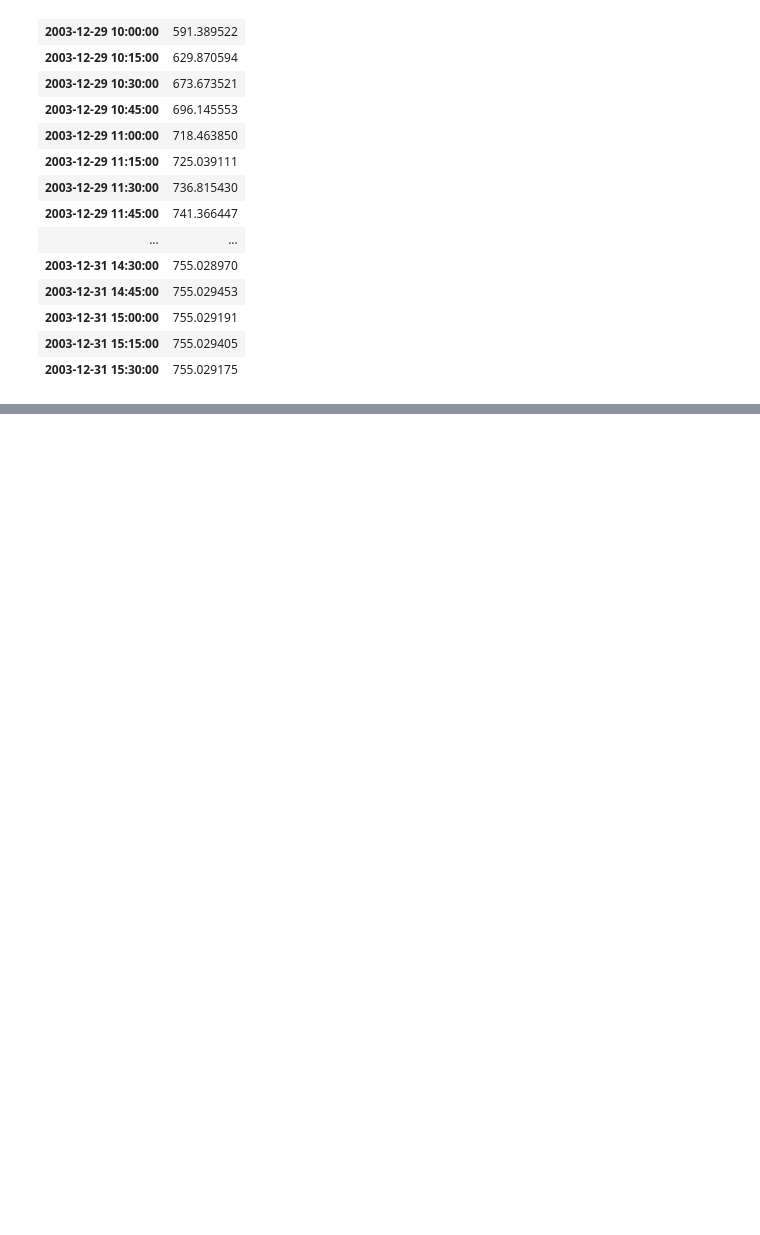
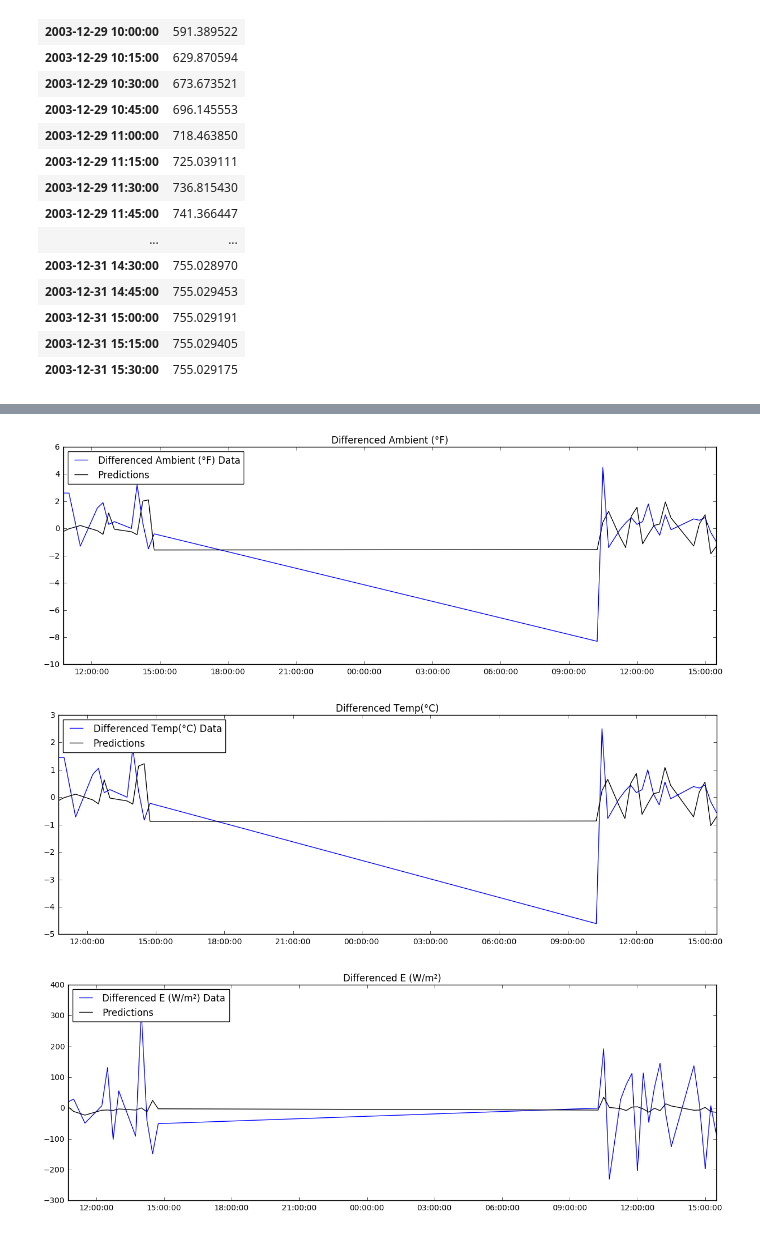
Before and after one commit to ift540-PVAZ/PVAZ, a Jupyter notebook: Untitled1.ipynb, the cells around one changed output, grey strips where cells are left out. Cells and saved outputs as stored; diff of their text form; code cells hidden in the pictures; blank space fills up the shorter version.

```diff
--- a/Untitled1.ipynb
+++ b/Untitled1.ipynb
@@ -411,0 +476,6 @@ modelIr.predict(h=50)
+# %%
+modelMulti.plot_predict_is(h=30,figsize=((15,5)))
+# %% [output]
+[figure, added]
+[figure, added]
+[figure, added]
```
Also changed, not shown: parts of 10 cells of this notebook.
